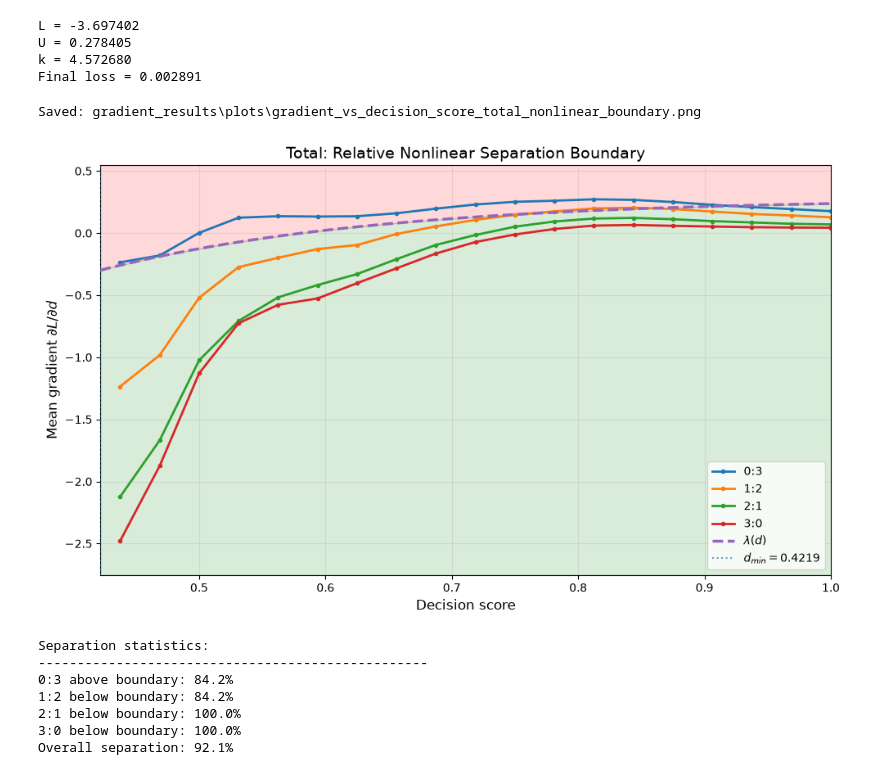
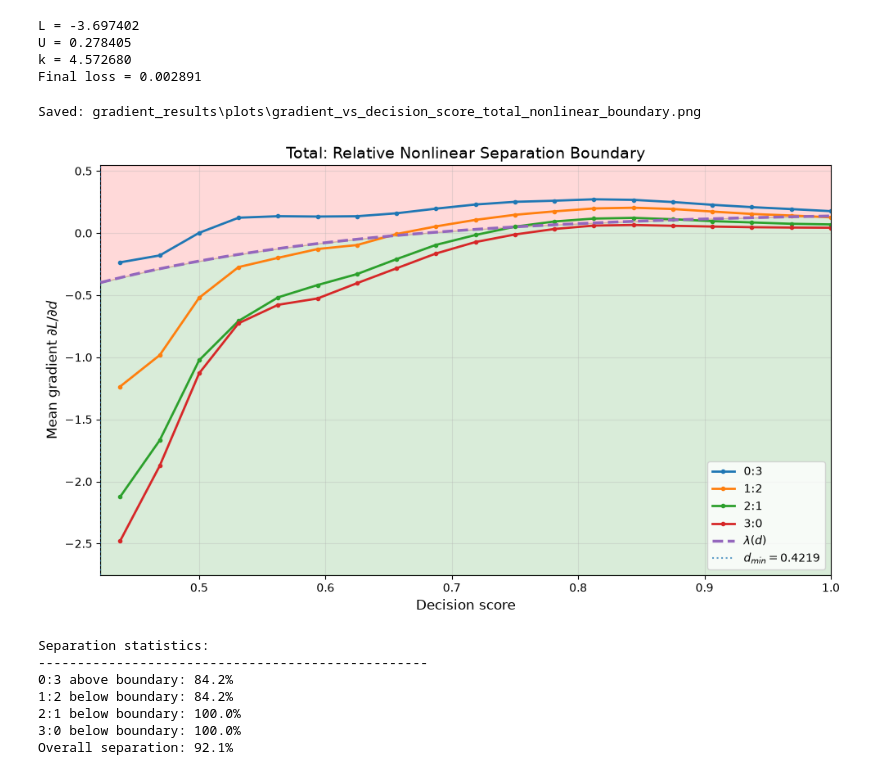
Before and after one commit to nguyenphantuanduy/adaptive-retrieval-timing, a Jupyter notebook: phase_1/stage_2_hypothesis_verification/H2_gradient_direction/analyze_threshold_and_cost.ipynb, the cells around one changed output. Drawn from its saved outputs; the diff is of its cells as text; code cells hidden in the pictures.

```diff
--- a/phase_1/stage_2_hypothesis_verification/H2_gradient_direction/analyze_threshold_and_cost.ipynb
+++ b/phase_1/stage_2_hypothesis_verification/H2_gradient_direction/analyze_threshold_and_cost.ipynb
@@ -552,9 +552,8 @@ d_plot = torch.linspace(
 with torch.no_grad():
     lambda_plot = (
         boundary_function(d_plot)
-        .cpu()
-        .numpy()
-    )
+        - 0.1
+    ).cpu().numpy()
 
 d_plot_np = d_plot.numpy()
 
@@ -713,34 +712,34 @@ plt.legend()
 
 
 plt.tight_layout()
 
 
 # ------------------------------------------------------------
 # Save + show
 # ------------------------------------------------------------
 
 OUTPUT_PATH = Path(
     "gradient_results/plots/"
     "gradient_vs_decision_score_total_nonlinear_boundary.png"
 )
 
 OUTPUT_PATH.parent.mkdir(
     parents=True,
     exist_ok=True,
 )
 
 plt.savefig(
     OUTPUT_PATH,
     dpi=300,
     bbox_inches="tight",
 )
 
 print(f"Saved: {OUTPUT_PATH}")
 
 plt.show()
 # %% [output]
 Saved: gradient_results\plots\gradient_vs_decision_score_total_nonlinear_boundary.png
-[figure, old version]
+[figure, new version]
 # %%
 # ============================================================
 # Relative separation statistics
```
Also changed, not shown: 3 other files.
